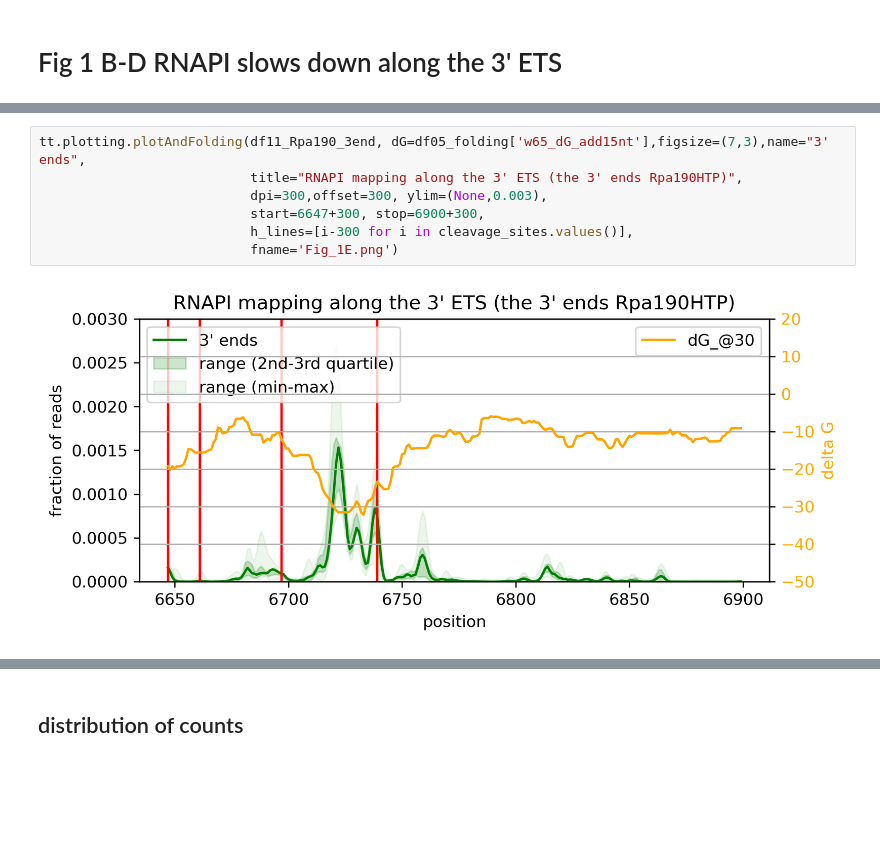
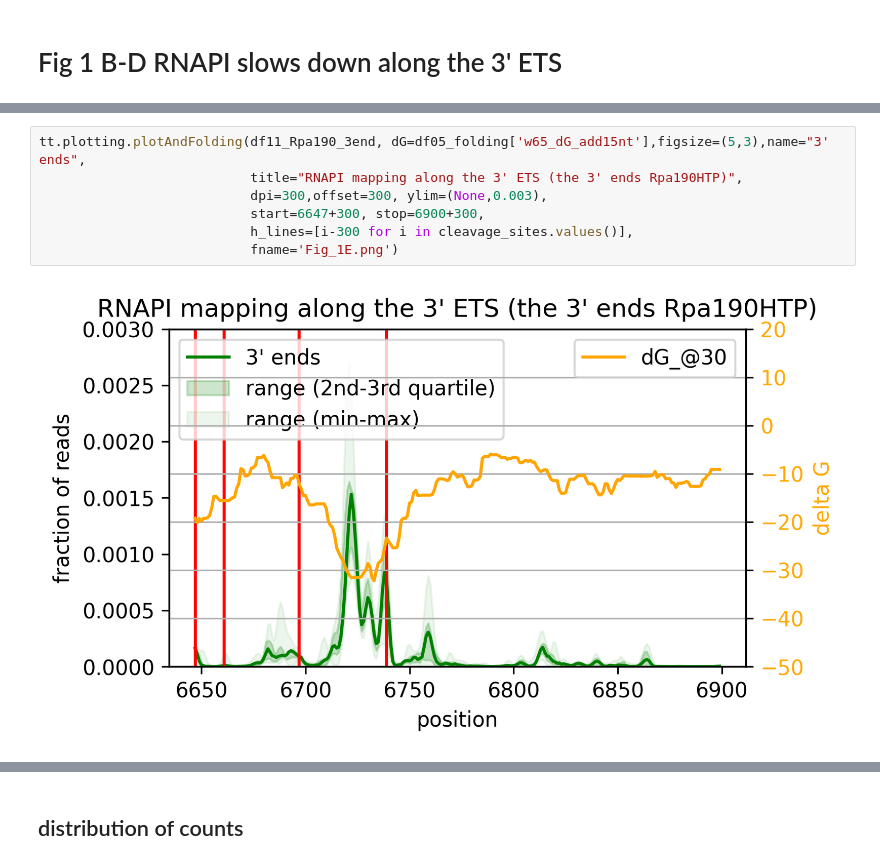
Before and after one commit to tturowski/Pol1_termination_MS, a Jupyter notebook: 05_notebooks/Fig_1_and_Fig_S1.ipynb, the cells around one changed output, grey strips where cells are left out. Drawn from its saved outputs; the diff is of its cells as text; blank space fills up the shorter version.

```diff
--- a/05_notebooks/Fig_1_and_Fig_S1.ipynb
+++ b/05_notebooks/Fig_1_and_Fig_S1.ipynb
@@ -140,12 +140,12 @@ Experiments:
 # %%
-tt.plotting.plotAndFolding(df11_Rpa190_3end, dG=df05_folding['w65_dG_add15nt'],figsize=(7,3),name="3' ends",
+tt.plotting.plotAndFolding(df11_Rpa190_3end, dG=df05_folding['w65_dG_add15nt'],figsize=(5,3),name="3' ends",
                            title="RNAPI mapping along the 3' ETS (the 3' ends Rpa190HTP)",
                            dpi=300,offset=300, ylim=(None,0.003),
                            start=6647+300, stop=6900+300,
                            h_lines=[i-300 for i in cleavage_sites.values()],
                            fname='Fig_1E.png')
 # %% [output]
-[figure, old version]
+[figure, new version]
 # %%
 df12_Rpa190_5end = tt.profiles.preprocess(df02_RDN37_5end,
                                      let_in=['Rpa190HTP'],
```
Also changed, not shown: parts of 5 cells of this notebook, 16 other files.
